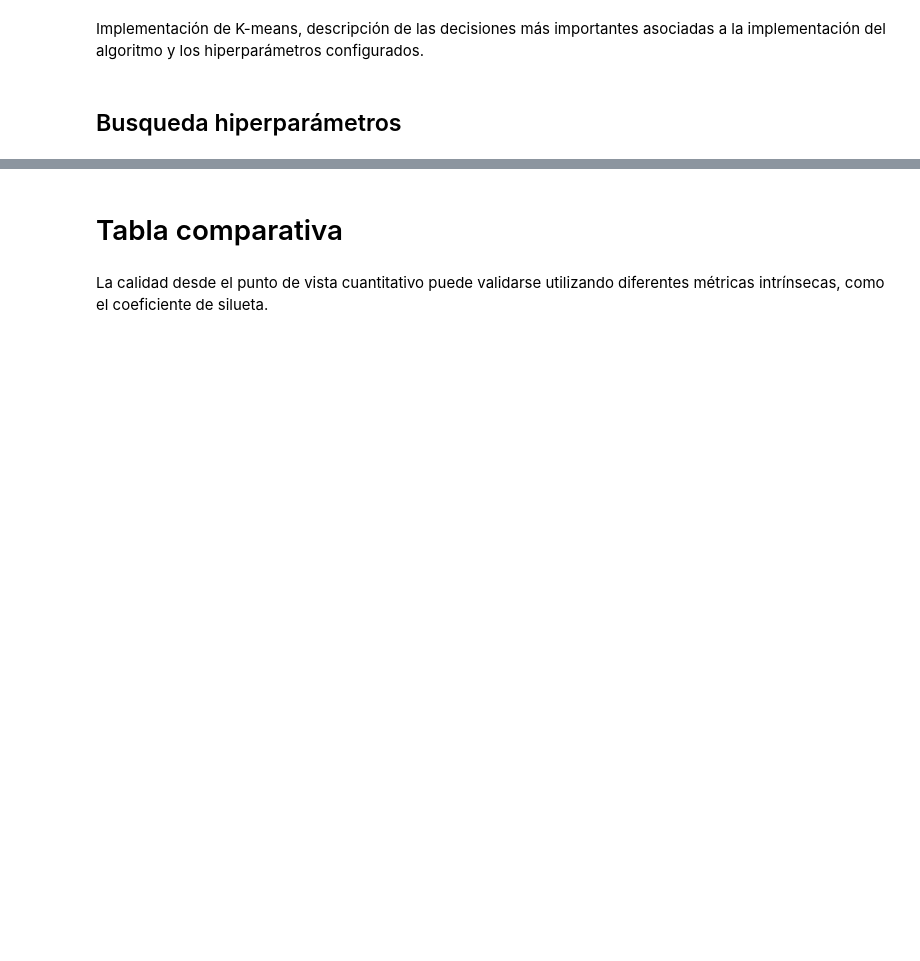
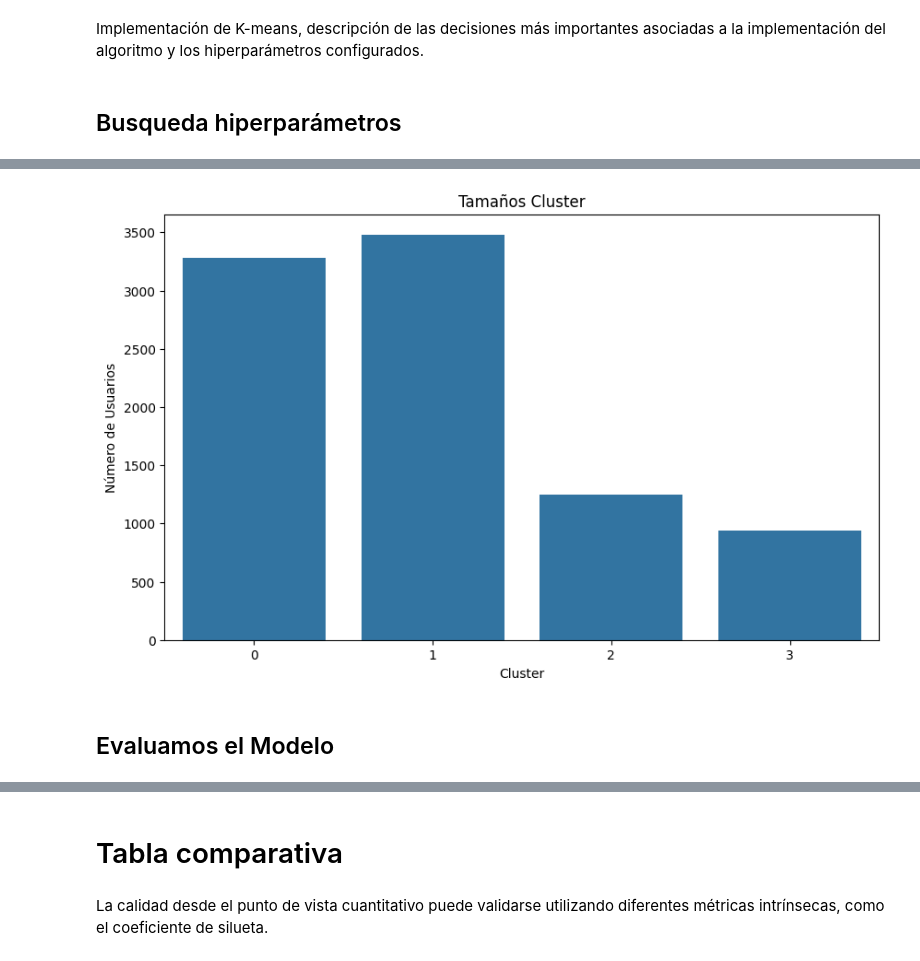
Before and after one commit to j4vierb/FinanzasAlpes-lab2, a Jupyter notebook: v1.ipynb, the cells around one changed output, grey strips where cells are left out. Cells and saved outputs as stored; diff of their text form; code cells hidden in the pictures; blank space fills up the shorter version.

```diff
--- a/v1.ipynb
+++ b/v1.ipynb
@@ -530,0 +639,10 @@ Implementación de K-means, descripción de las decisiones más importantes asoc
+# %%
+# Seleccionar el Numero Optimo de clusters que hayamos con el metodo del codo
+optimal_clusters = 4  # This value should be determined from the plots
+
+# Entrenar el Kmeans final
+final_kmeans = KMeans(n_clusters=optimal_clusters, random_state=42)
+final_kmeans.fit(transformed_df[not_f])
+
+# Agregar los labels de los clusters
+transformed_df['Cluster'] = final_kmeans.labels_
@@ -530,0 +670,15 @@ Implementación de K-means, descripción de las decisiones más importantes asoc
+# %%
+# Calcular tamanios de clusters
+cluster_sizes = transformed_df['Cluster'].value_counts().sort_index()
+
+# Plot los tamanios de los clusters
+plt.figure(figsize=(10, 6))
+sns.barplot(x=cluster_sizes.index, y=cluster_sizes.values)
+plt.title('Tamaños Cluster')
+plt.xlabel('Cluster')
+plt.ylabel('Número de Usuarios')
+plt.show()
+# %% [output]
+[figure, added]
+# %% [markdown]
+## Evaluamos el Modelo
```
Also changed, not shown: parts of 13 cells of this notebook.
